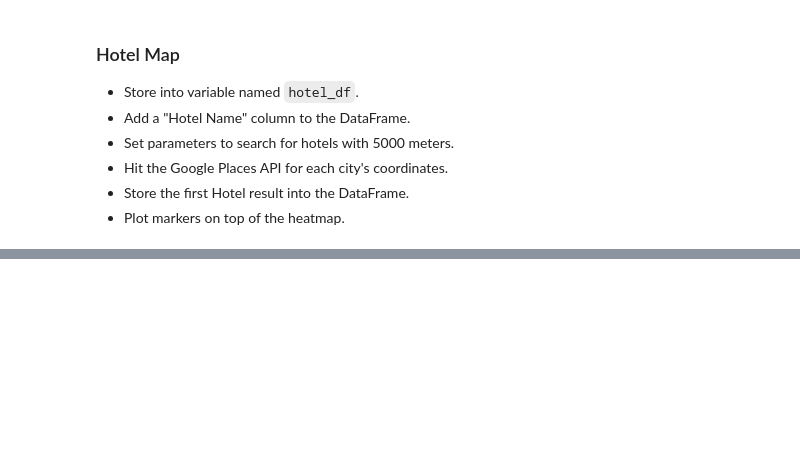
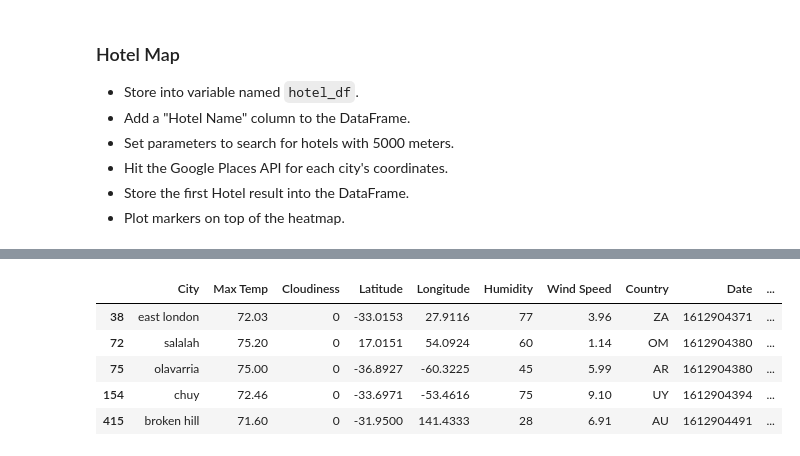
Before and after one commit to sashatherussian/python-api-challenge, a Jupyter notebook: VacationPy/VacationPy.ipynb, the cells around one changed output, grey strips where cells are left out. Drawn from its saved outputs; the diff is of its cells as text; code cells hidden in the pictures; blank space fills up the shorter version.

```diff
--- a/VacationPy/VacationPy.ipynb
+++ b/VacationPy/VacationPy.ipynb
@@ -124,0 +87,21 @@ places_data['results'][0]['name']
+# %%
+hotel_df=ideal_weather_df
+# %%
+hotel_df['Hotel Name']=""
+params={"radius": 5000,
+    "types": "lodging",
+    "keyword": "Hotel",
+    "key": g_key}
+for index, row in hotel_df.iterrows():
+    lat=row["Latitude"]
+    lng=row["Longitude"]
+    params["location"]=f"{lat},{lng}"
+    base_url="https://maps.googleapis.com/maps/api/place/nearbysearch/json"
+    response=requests.get(base_url, params=params)
+    response=response.json()
+    print(json.dumps(response, indent=4, sort_keys=True))
+    try:
+        hotel_df.loc[index, "Hotel Name"]=response["results"][0]["name"]
+    except (KeyError, IndexError):
+        print("Error.")
+hotel_df.info()
@@ -125,3 +126,12 @@ places_data['results'][0]['name']
+# %%
+hotel_df
+# %% [output]
+|  | City | Max Temp | Cloudiness | Latitude | Longitude | Humidity | Wind Speed | Country | Date | ... |
+| 38 | east london | 72.03 | 0 | -33.0153 | 27.9116 | 77 | 3.96 | ZA | 1612904371 | ... |
+| 72 | salalah | 75.20 | 0 | 17.0151 | 54.0924 | 60 | 1.14 | OM | 1612904380 | ... |
+| 75 | olavarria | 75.00 | 0 | -36.8927 | -60.3225 | 45 | 5.99 | AR | 1612904380 | ... |
+| 154 | chuy | 72.46 | 0 | -33.6971 | -53.4616 | 75 | 9.10 | UY | 1612904394 | ... |
+| 415 | broken hill | 71.60 | 0 | -31.9500 | 141.4333 | 28 | 6.91 | AU | 1612904491 | ... |
 # %%
 # NOTE: Do not change any of the code in this cell
 
```
Also changed, not shown: parts of 11 cells of this notebook, 1 other file.
